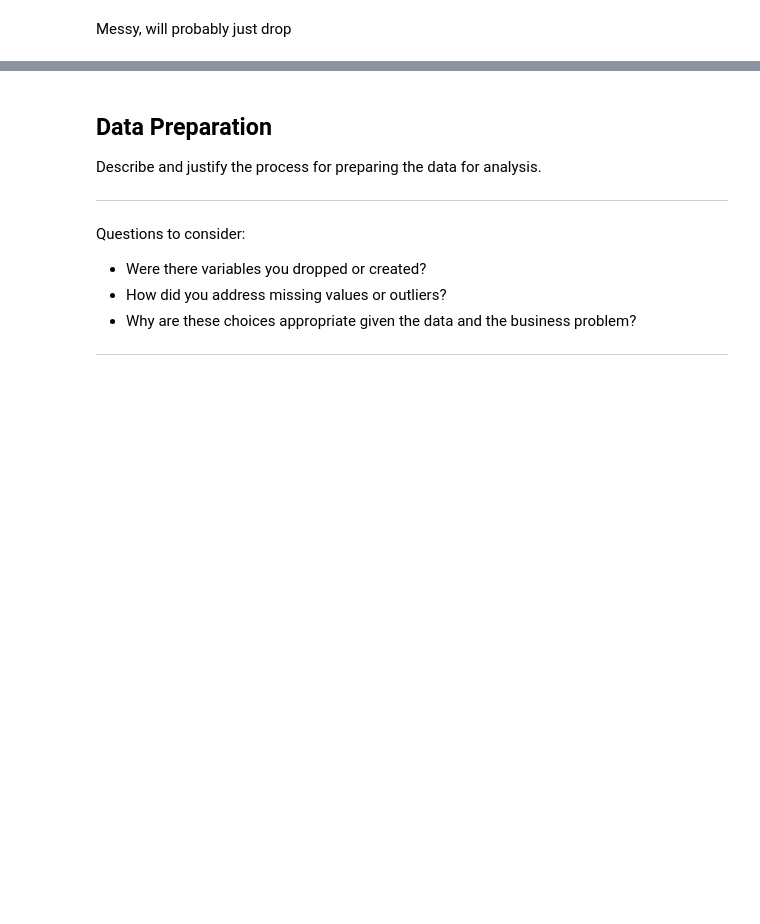
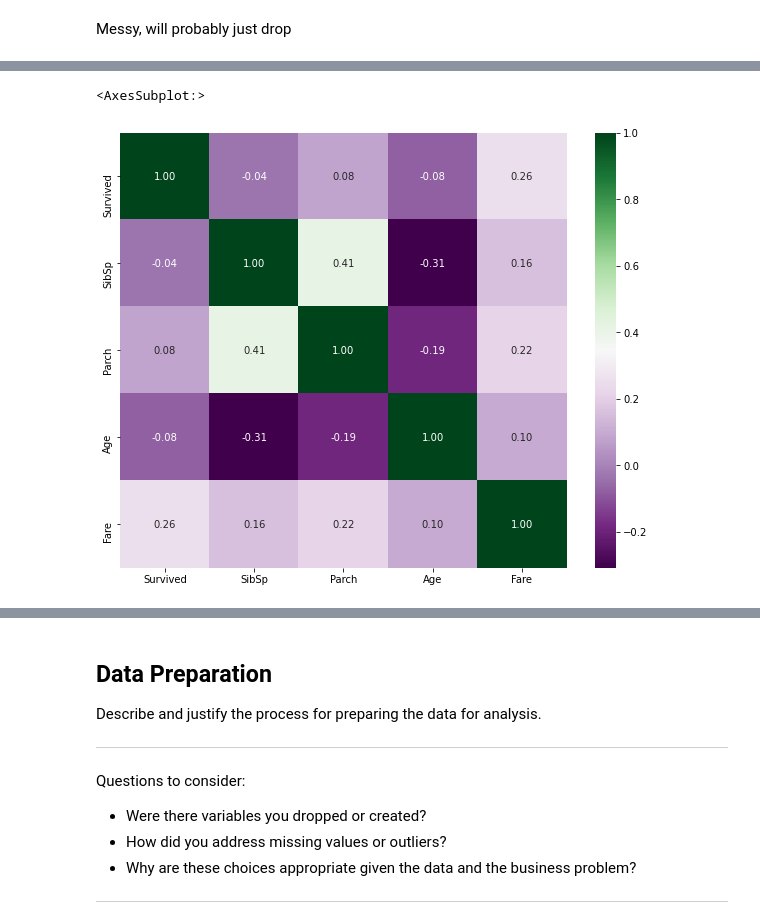
Before and after one commit to dermothethird/Kaggle_Titanic_Comp, a Jupyter notebook: Titanic_Workbook.ipynb, the cells around one changed output, grey strips where cells are left out. Cells and saved outputs as stored; diff of their text form; code cells hidden in the pictures; blank space fills up the shorter version.

```diff
--- a/Titanic_Workbook.ipynb
+++ b/Titanic_Workbook.ipynb
@@ -100,0 +137,5 @@ Messy, will probably just drop
+# %%
+sns.heatmap(train[['Survived', 'SibSp', 'Parch', 'Age', 'Fare']].corr(), annot=True, fmt='.2f', cmap='PRGn')
+# %% [output]
+<AxesSubplot:>
+[figure, added]
```
Also changed, not shown: parts of 24 cells of this notebook, 1 other file.
